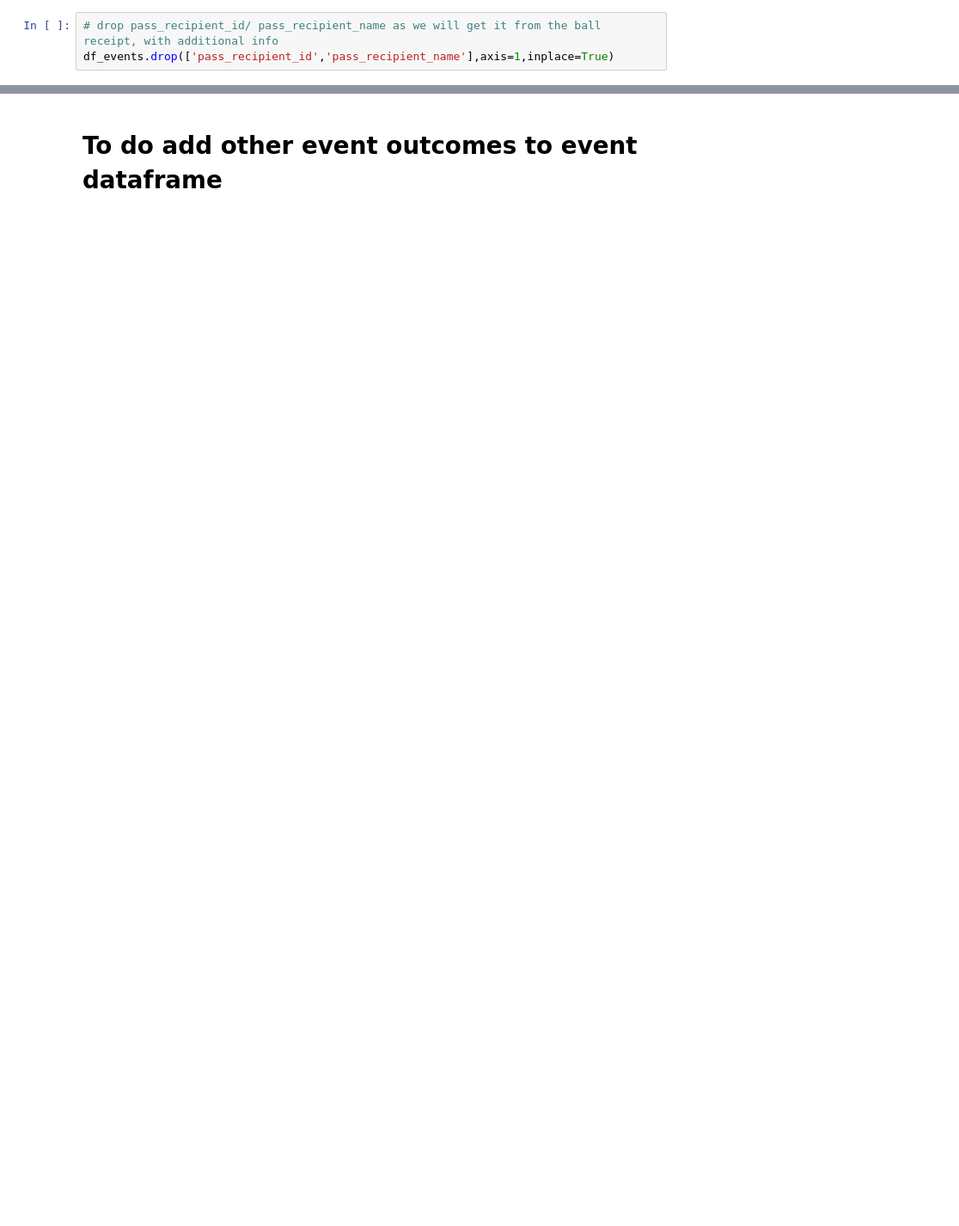
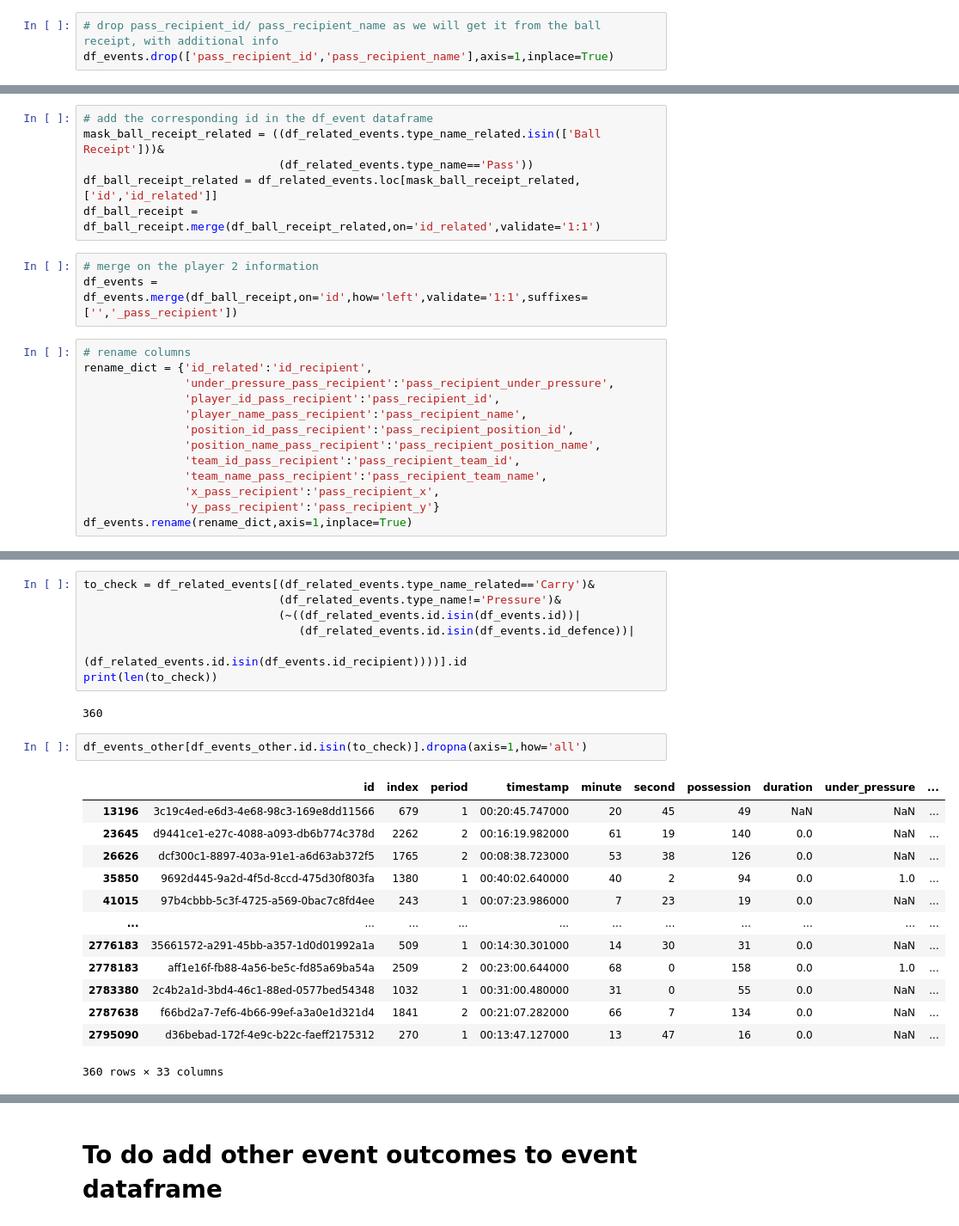
Before and after one commit to andrewRowlinson/statsbomb-explore, a Jupyter notebook: 03_create_simplified_dataset.ipynb, the cells around one changed output, grey strips where cells are left out. Shown at 86% size. Cells and saved outputs as stored; diff of their text form; blank space fills up the shorter version.

```diff
--- a/03_create_simplified_dataset.ipynb
+++ b/03_create_simplified_dataset.ipynb
@@ -395,3 +277,25 @@ df_events.drop(['goalkeeper_type_id','goalkeeper_type_name'],axis=1,inplace=True
+# %%
+# add the corresponding id in the df_event dataframe
+mask_ball_receipt_related = ((df_related_events.type_name_related.isin(['Ball Receipt']))&
+                             (df_related_events.type_name=='Pass'))
+df_ball_receipt_related = df_related_events.loc[mask_ball_receipt_related,['id','id_related']]
+df_ball_receipt = df_ball_receipt.merge(df_ball_receipt_related,on='id_related',validate='1:1')
+# %%
+# merge on the player 2 information
+df_events = df_events.merge(df_ball_receipt,on='id',how='left',validate='1:1',suffixes=['','_pass_recipient'])
+# %%
+# rename columns
+rename_dict = {'id_related':'id_recipient',
+               'under_pressure_pass_recipient':'pass_recipient_under_pressure',
+               'player_id_pass_recipient':'pass_recipient_id',
+               'player_name_pass_recipient':'pass_recipient_name',
+               'position_id_pass_recipient':'pass_recipient_position_id',
+               'position_name_pass_recipient':'pass_recipient_position_name',
+               'team_id_pass_recipient':'pass_recipient_team_id',
+               'team_name_pass_recipient':'pass_recipient_team_name',
+               'x_pass_recipient':'pass_recipient_x',
+               'y_pass_recipient':'pass_recipient_y'}
+df_events.rename(rename_dict,axis=1,inplace=True)
 # %%
 df_events.info(verbose=True,null_counts=True)
 # %% [output]
@@ -414,0 +329,25 @@ memory usage: 1.1+ GB
+# %%
+to_check = df_related_events[(df_related_events.type_name_related=='Carry')&
+                             (df_related_events.type_name!='Pressure')&
+                             (~((df_related_events.id.isin(df_events.id))|
+                                (df_related_events.id.isin(df_events.id_defence))|
+                                (df_related_events.id.isin(df_events.id_recipient))))].id
+print(len(to_check))
+# %% [output]
+360
+# %%
+df_events_other[df_events_other.id.isin(to_check)].dropna(axis=1,how='all')
+# %% [output]
+|  | id | index | period | timestamp | minute | second | possession | duration | under_pressure | ... |
+| 13196 | 3c19c4ed-e6d3-4e68-98c3-169e8dd11566 | 679 | 1 | 00:20:45.747000 | 20 | 45 | 49 | NaN | NaN | ... |
+| 23645 | d9441ce1-e27c-4088-a093-db6b774c378d | 2262 | 2 | 00:16:19.982000 | 61 | 19 | 140 | 0.0 | NaN | ... |
+| 26626 | dcf300c1-8897-403a-91e1-a6d63ab372f5 | 1765 | 2 | 00:08:38.723000 | 53 | 38 | 126 | 0.0 | NaN | ... |
+| 35850 | 9692d445-9a2d-4f5d-8ccd-475d30f803fa | 1380 | 1 | 00:40:02.640000 | 40 | 2 | 94 | 0.0 | 1.0 | ... |
+| 41015 | 97b4cbbb-5c3f-4725-a569-0bac7c8fd4ee | 243 | 1 | 00:07:23.986000 | 7 | 23 | 19 | 0.0 | NaN | ... |
+| ... | ... | ... | ... | ... | ... | ... | ... | ... | ... | ... |
+| 2776183 | 35661572-a291-45bb-a357-1d0d01992a1a | 509 | 1 | 00:14:30.301000 | 14 | 30 | 31 | 0.0 | NaN | ... |
+| 2778183 | aff1e16f-fb88-4a56-be5c-fd85a69ba54a | 2509 | 2 | 00:23:00.644000 | 68 | 0 | 158 | 0.0 | 1.0 | ... |
+| 2783380 | 2c4b2a1d-3bd4-46c1-88ed-0577bed54348 | 1032 | 1 | 00:31:00.480000 | 31 | 0 | 55 | 0.0 | NaN | ... |
+| 2787638 | f66bd2a7-7ef6-4b66-99ef-a3a0e1d321d4 | 1841 | 2 | 00:21:07.282000 | 66 | 7 | 134 | 0.0 | NaN | ... |
+| 2795090 | d36bebad-172f-4e9c-b22c-faeff2175312 | 270 | 1 | 00:13:47.127000 | 13 | 47 | 16 | 0.0 | NaN | ... |
+360 rows × 33 columns
```
Also changed, not shown: parts of 107 cells of this notebook, 2 other files.
